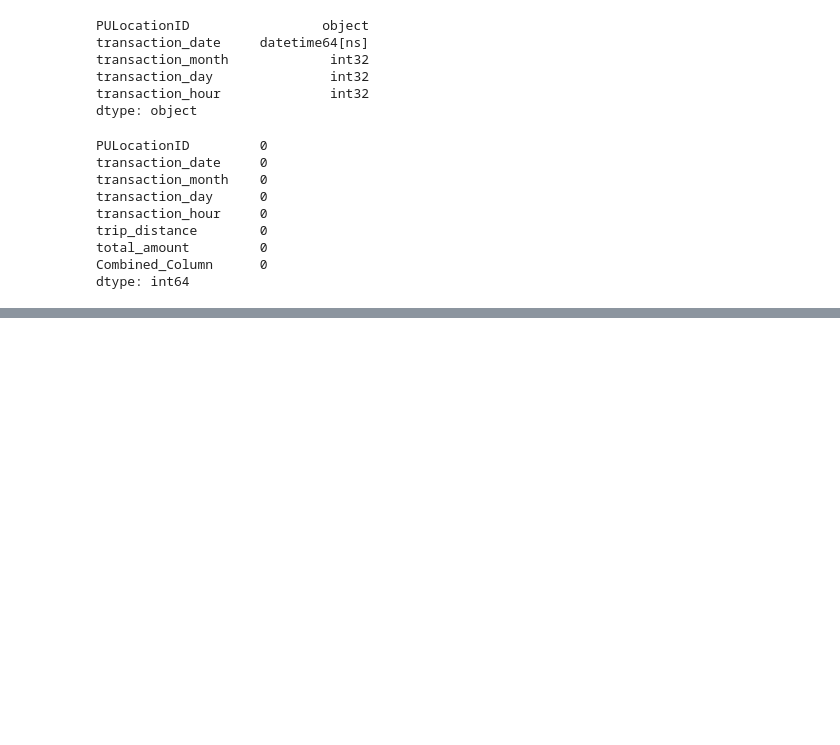
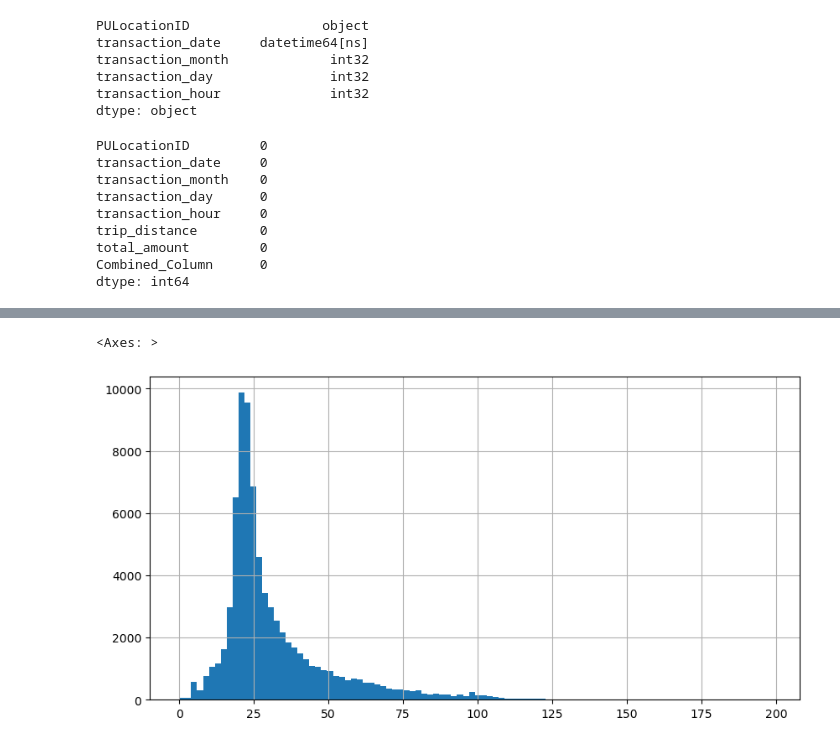
Before and after one commit to chitresh99/New-York-Taxi-Analysis, a Jupyter notebook: newyorktaxtanalysis.ipynb, the cells around one changed output, grey strips where cells are left out. Drawn from its saved outputs; the diff is of its cells as text; code cells hidden in the pictures; blank space fills up the shorter version.

Commit message:
fixed the bugs and visualized the data

```diff
--- a/newyorktaxtanalysis.ipynb
+++ b/newyorktaxtanalysis.ipynb
@@ -338,3 +338,8 @@ main_taxi_df.head()
 | 2 | 236 | 2024-01-01 | 1 | 1 | 0 | 4.70 | ... |
 | 3 | 79 | 2024-01-01 | 1 | 1 | 0 | 1.40 | ... |
 | 4 | 211 | 2024-01-01 | 1 | 1 | 0 | 0.80 | ... |
+# %%
+taxi_grouped_by_region = main_taxi_df.groupby(categorical_columns).mean().reset_index()
+taxi_grouped_by_region['count_of_transactions'] = main_taxi_df.groupby(categorical_columns).count().reset_index()['total_amount']
+print(taxi_grouped_by_region.shape)
+taxi_grouped_by_region.head()
@@ -447,0 +447,5 @@ NameError: name 'taxi_grouped_by_region' is not defined
+# %%
+taxi_grouped_by_region['total_amount'].hist(bins=100, figsize=(10,5))
+# %% [output]
+<Axes: >
+[figure, added]
```
Also changed, not shown: parts of 7 cells of this notebook.
